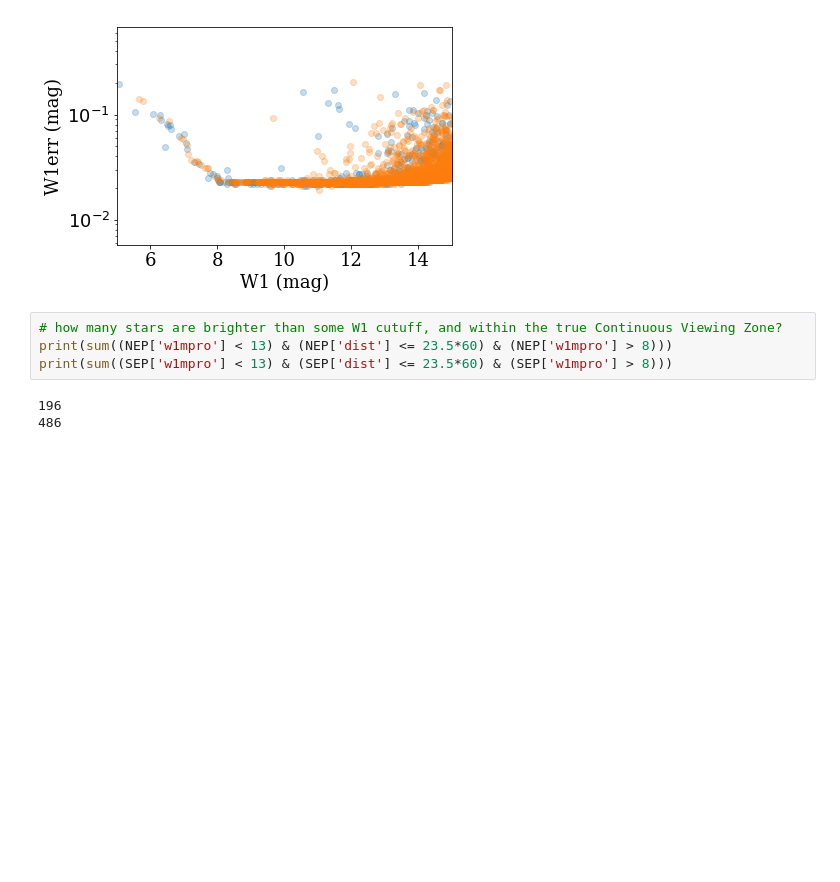
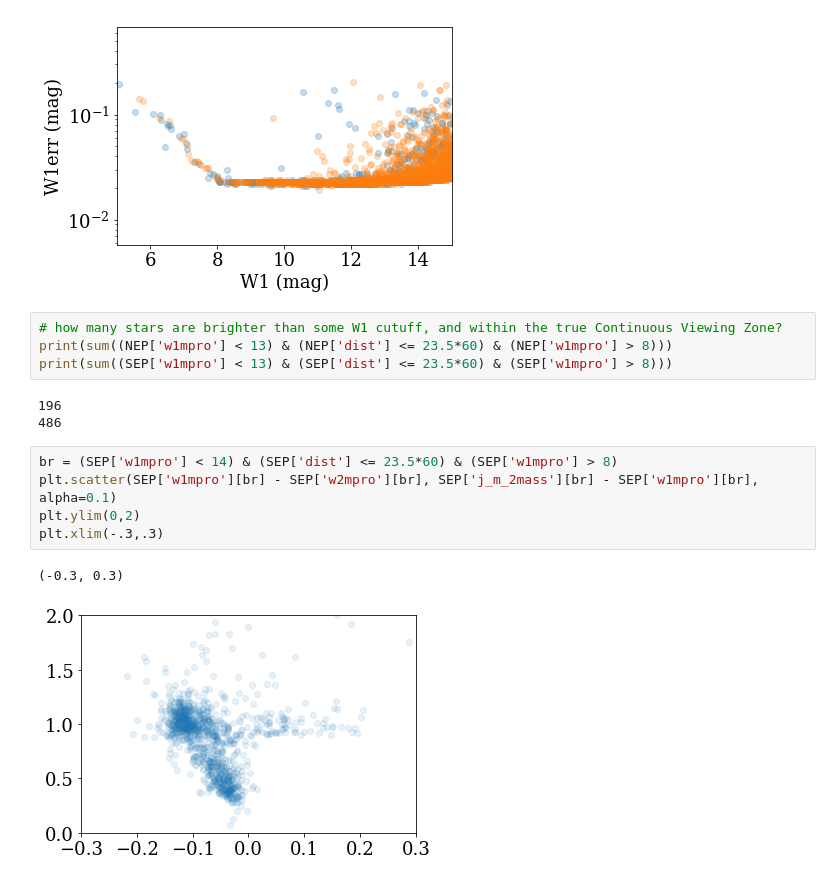
Before and after one commit to jradavenport/WISE_transit, a Jupyter notebook: explore.ipynb, the cells around one changed output. Cells and saved outputs as stored; diff of their text form; blank space fills up the shorter version.

```diff
--- a/explore.ipynb
+++ b/explore.ipynb
@@ -138,3 +138,11 @@ print(sum((SEP['w1mpro'] < 13) & (SEP['dist'] <= 23.5*60) & (SEP['w1mpro'] > 8))
 # %% [output]
 196
 486
+# %%
+br = (SEP['w1mpro'] < 14) & (SEP['dist'] <= 23.5*60) & (SEP['w1mpro'] > 8)
+plt.scatter(SEP['w1mpro'][br] - SEP['w2mpro'][br], SEP['j_m_2mass'][br] - SEP['w1mpro'][br], alpha=0.1)
+plt.ylim(0,2)
+plt.xlim(-.3,.3)
+# %% [output]
+(-0.3, 0.3)
+[figure, added]
```
Also changed, not shown: parts of 7 cells of this notebook, 1 other file.
